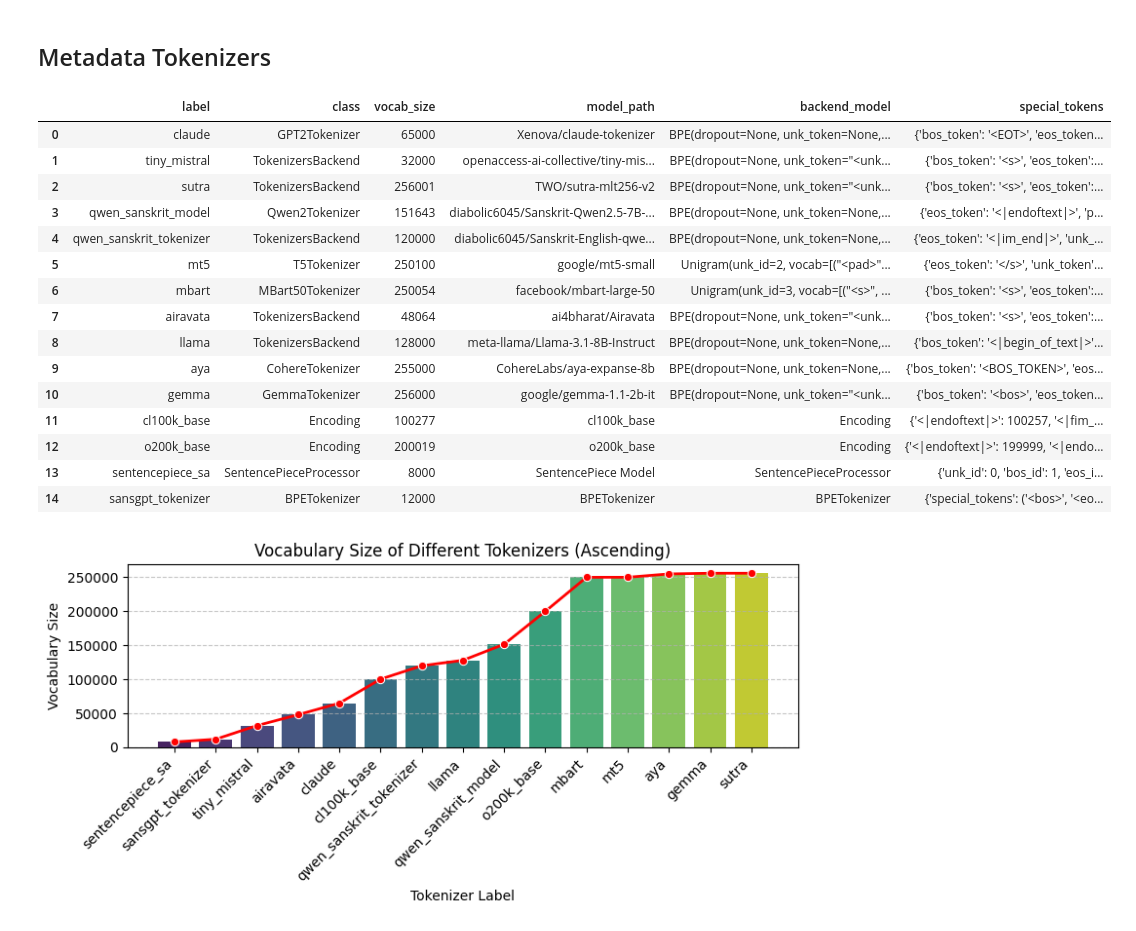
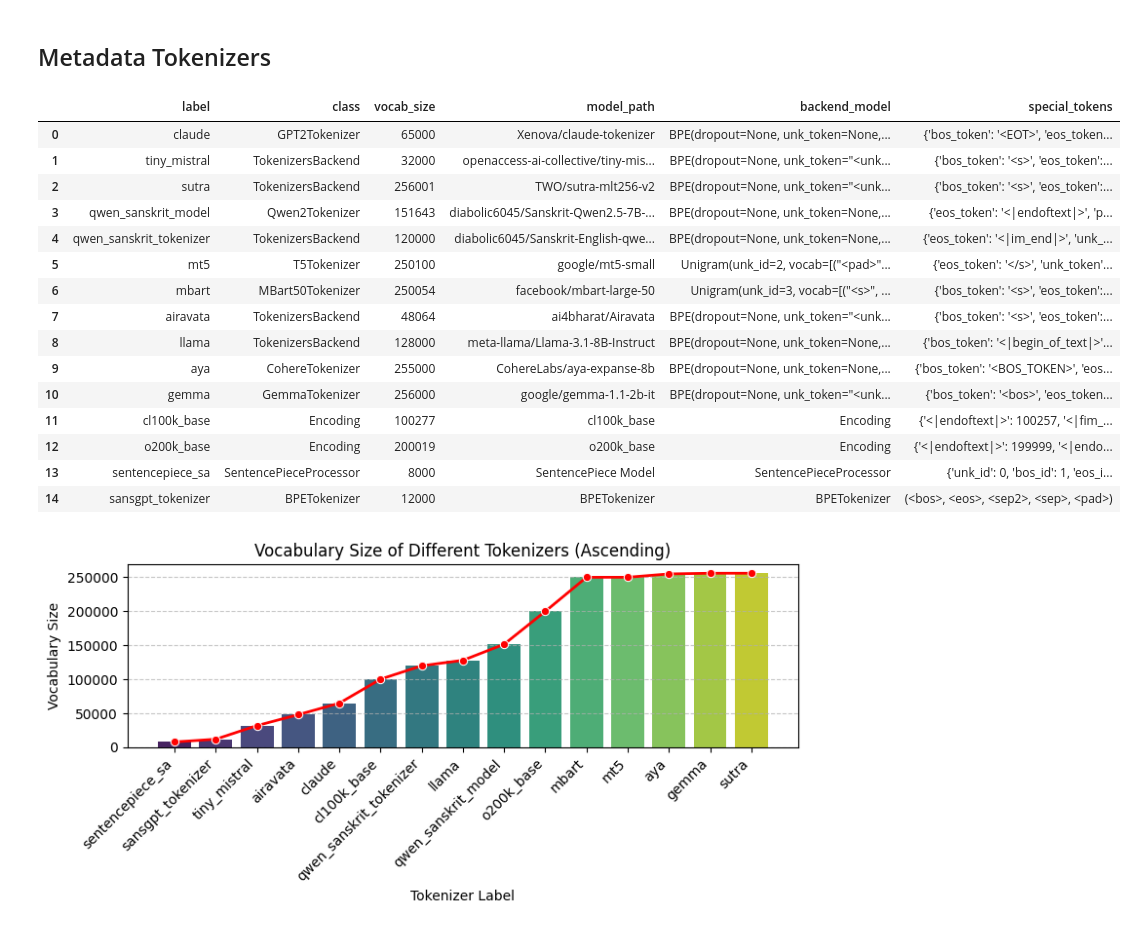
Before and after one commit to NikhilaGadge/Sanskrit_Tokenizers_Evaluation, a Jupyter notebook: Sanskrit_Tokenization_Evaluation.ipynb, the cells around one changed output. Cells and saved outputs as stored; diff of their text form; code cells hidden in the pictures.

```diff
--- a/Sanskrit_Tokenization_Evaluation.ipynb
+++ b/Sanskrit_Tokenization_Evaluation.ipynb
@@ -493,6 +417,12 @@ def tokenizer_metadata_table(tokenizers_dict):
 
           row["vocab_size"] = tok.n_vocab
 
+        elif hasattr(tok, "Vocab"):
+          try:
+            row["vocab_size"] = len(tok.Vocab)
+          except:
+            row["vocab_size"] = "not available"
+
         else:
 
           row["vocab_size"] = "not available"
@@ -507,6 +437,9 @@ def tokenizer_metadata_table(tokenizers_dict):
         elif hasattr(tok, "name"):
 
             row["model_path"] = tok.name
+
+        elif hasattr(tok, "MergeInfo"):
+          row["model_path"] = tok.__class__.__name__
 
         else:
 
@@ -536,14 +469,17 @@ def tokenizer_metadata_table(tokenizers_dict):
             row["special_tokens"] = tok.special_tokens_map
 
         except:
+          if hasattr(tok, "special_tokens"):
+            row["special_tokens"] = tok.special_tokens
 
+          elif hasattr(tok, "special_tok"):
+            row["special_tokens"] = tok.special_tok
+
+          else:
             try:
-
-                row["special_tokens"] = tok._special_tokens
-
+              row["special_tokens"] = tok._special_tokens
             except:
-
-                row["special_tokens"] = "not available"
+              row["special_tokens"] = "not available"
 
         # -----------------------------
         # sentencepiece model
@@ -585,7 +521,7 @@ tokenizers = {
     "cl100k_base": gpt_enc,
     "o200k_base": o200k_enc,
     "sentencepiece_sa": sp_sa,
-    "sansgpt_tokenizer": sansgpt
+    "sansgpt_tokenizer": Tokenizer
 }
 
 meta_df = tokenizer_metadata_table(tokenizers)
@@ -597,17 +533,17 @@ meta_df
 | 1 | tiny_mistral | TokenizersBackend | 32000 | openaccess-ai-collective/tiny-mis... | BPE(dropout=None, unk_token="<unk... | {'bos_token': '<s>', 'eos_token':... |
 | 2 | sutra | TokenizersBackend | 256001 | TWO/sutra-mlt256-v2 | BPE(dropout=None, unk_token="<unk... | {'bos_token': '<s>', 'eos_token':... |
 | 3 | qwen_sanskrit_model | Qwen2Tokenizer | 151643 | diabolic6045/Sanskrit-Qwen2.5-7B-... | BPE(dropout=None, unk_token=None,... | {'eos_token': '<|endoftext|>', 'p... |
 | 4 | qwen_sanskrit_tokenizer | TokenizersBackend | 120000 | diabolic6045/Sanskrit-English-qwe... | BPE(dropout=None, unk_token=None,... | {'eos_token': '<|im_end|>', 'unk_... |
 | 5 | mt5 | T5Tokenizer | 250100 | google/mt5-small | Unigram(unk_id=2, vocab=[("<pad>"... | {'eos_token': '</s>', 'unk_token'... |
 | 6 | mbart | MBart50Tokenizer | 250054 | facebook/mbart-large-50 | Unigram(unk_id=3, vocab=[("<s>", ... | {'bos_token': '<s>', 'eos_token':... |
 | 7 | airavata | TokenizersBackend | 48064 | ai4bharat/Airavata | BPE(dropout=None, unk_token="<unk... | {'bos_token': '<s>', 'eos_token':... |
 | 8 | llama | TokenizersBackend | 128000 | meta-llama/Llama-3.1-8B-Instruct | BPE(dropout=None, unk_token=None,... | {'bos_token': '<|begin_of_text|>'... |
 | 9 | aya | CohereTokenizer | 255000 | CohereLabs/aya-expanse-8b | BPE(dropout=None, unk_token=None,... | {'bos_token': '<BOS_TOKEN>', 'eos... |
 | 10 | gemma | GemmaTokenizer | 256000 | google/gemma-1.1-2b-it | BPE(dropout=None, unk_token="<unk... | {'bos_token': '<bos>', 'eos_token... |
 | 11 | cl100k_base | Encoding | 100277 | cl100k_base | Encoding | {'<|endoftext|>': 100257, '<|fim_... |
 | 12 | o200k_base | Encoding | 200019 | o200k_base | Encoding | {'<|endoftext|>': 199999, '<|endo... |
 | 13 | sentencepiece_sa | SentencePieceProcessor | 8000 | SentencePiece Model | SentencePieceProcessor | {'unk_id': 0, 'bos_id': 1, 'eos_i... |
-| 14 | sansgpt_tokenizer | BPETokenizer | 12000 | BPETokenizer | BPETokenizer | {'special_tokens': ('<bos>', '<eo... |
+| 14 | sansgpt_tokenizer | BPETokenizer | 12000 | BPETokenizer | BPETokenizer | (<bos>, <eos>, <sep2>, <sep>, <pad>) |
 # %%
 import matplotlib.pyplot as plt
 import seaborn as sns
```
Also changed, not shown: parts of 37 cells of this notebook.
